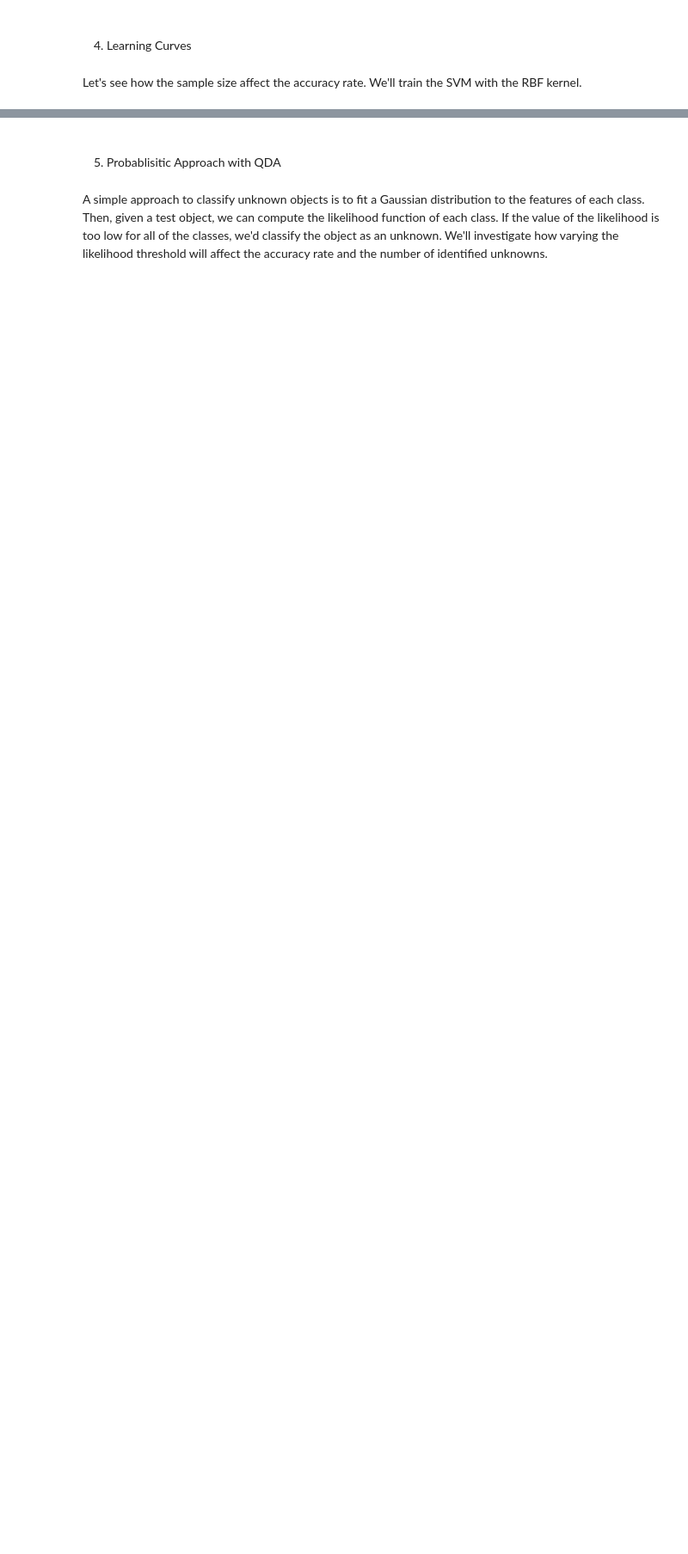
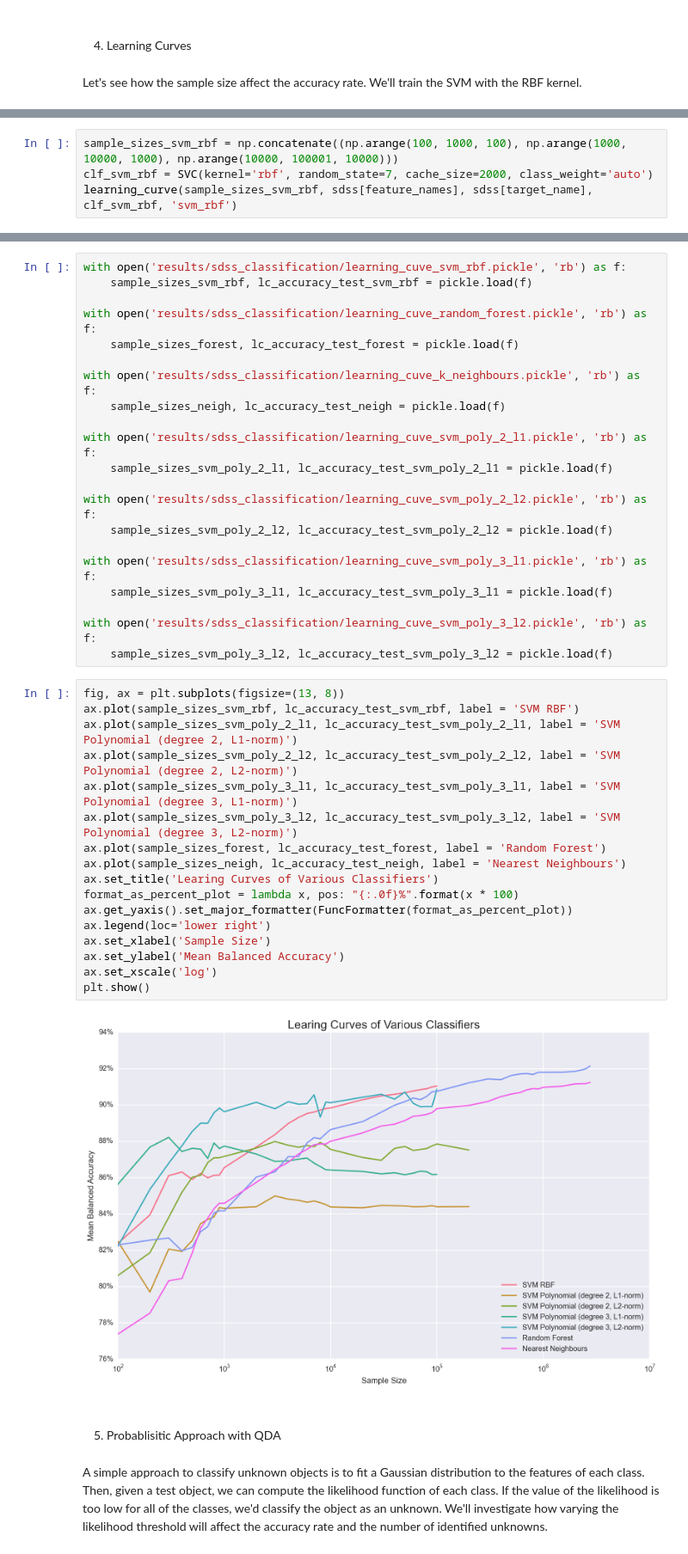
Before and after one commit to chengsoonong/mclass-sky, a Jupyter notebook: sdss_classification.ipynb, the cells around one changed output, grey strips where cells are left out. Shown at 86% size. Cells and saved outputs as stored; diff of their text form; blank space fills up the shorter version.

Commit message:
Added learning curves for polynomial svm

```diff
--- a/sdss_classification.ipynb
+++ b/sdss_classification.ipynb
@@ -207,0 +143,4 @@ plot_learning_curve(sample_sizes, lc_accuracy_test, "Learning Curve (Nearest Nei
+# %%
+sample_sizes_svm_rbf = np.concatenate((np.arange(100, 1000, 100), np.arange(1000, 10000, 1000), np.arange(10000, 100001, 10000)))
+clf_svm_rbf = SVC(kernel='rbf', random_state=7, cache_size=2000, class_weight='auto')
+learning_curve(sample_sizes_svm_rbf, sdss[feature_names], sdss[target_name], clf_svm_rbf, 'svm_rbf')
@@ -208,3 +188,43 @@ plot_learning_curve(sample_sizes, lc_accuracy_test, "Learning Curve (Nearest Nei
+# %%
+with open('results/sdss_classification/learning_cuve_svm_rbf.pickle', 'rb') as f:
+    sample_sizes_svm_rbf, lc_accuracy_test_svm_rbf = pickle.load(f)
+
+with open('results/sdss_classification/learning_cuve_random_forest.pickle', 'rb') as f:
+    sample_sizes_forest, lc_accuracy_test_forest = pickle.load(f)
+
+with open('results/sdss_classification/learning_cuve_k_neighbours.pickle', 'rb') as f:
+    sample_sizes_neigh, lc_accuracy_test_neigh = pickle.load(f)
+
+with open('results/sdss_classification/learning_cuve_svm_poly_2_l1.pickle', 'rb') as f:
+    sample_sizes_svm_poly_2_l1, lc_accuracy_test_svm_poly_2_l1 = pickle.load(f)
+
+with open('results/sdss_classification/learning_cuve_svm_poly_2_l2.pickle', 'rb') as f:
+    sample_sizes_svm_poly_2_l2, lc_accuracy_test_svm_poly_2_l2 = pickle.load(f)
+
+with open('results/sdss_classification/learning_cuve_svm_poly_3_l1.pickle', 'rb') as f:
+    sample_sizes_svm_poly_3_l1, lc_accuracy_test_svm_poly_3_l1 = pickle.load(f)
+
+with open('results/sdss_classification/learning_cuve_svm_poly_3_l2.pickle', 'rb') as f:
+    sample_sizes_svm_poly_3_l2, lc_accuracy_test_svm_poly_3_l2 = pickle.load(f)
+# %%
+fig, ax = plt.subplots(figsize=(13, 8))
+ax.plot(sample_sizes_svm_rbf, lc_accuracy_test_svm_rbf, label = 'SVM RBF')
+ax.plot(sample_sizes_svm_poly_2_l1, lc_accuracy_test_svm_poly_2_l1, label = 'SVM Polynomial (degree 2, L1-norm)')
+ax.plot(sample_sizes_svm_poly_2_l2, lc_accuracy_test_svm_poly_2_l2, label = 'SVM Polynomial (degree 2, L2-norm)')
+ax.plot(sample_sizes_svm_poly_3_l1, lc_accuracy_test_svm_poly_3_l1, label = 'SVM Polynomial (degree 3, L1-norm)')
+ax.plot(sample_sizes_svm_poly_3_l2, lc_accuracy_test_svm_poly_3_l2, label = 'SVM Polynomial (degree 3, L2-norm)')
+ax.plot(sample_sizes_forest, lc_accuracy_test_forest, label = 'Random Forest')
+ax.plot(sample_sizes_neigh, lc_accuracy_test_neigh, label = 'Nearest Neighbours')
+ax.set_title('Learing Curves of Various Classifiers')
+format_as_percent_plot = lambda x, pos: "{:.0f}%".format(x * 100)
+ax.get_yaxis().set_major_formatter(FuncFormatter(format_as_percent_plot))
+ax.legend(loc='lower right')
+ax.set_xlabel('Sample Size')
+ax.set_ylabel('Mean Balanced Accuracy')
+ax.set_xscale('log')
+plt.show()
+# %% [output]
+[figure, added]
 # %% [markdown]
 ## <a id='s5'></a>
 5. Probablisitic Approach with QDA
```
Also changed, not shown: parts of 18 cells of this notebook, 12 other files.
